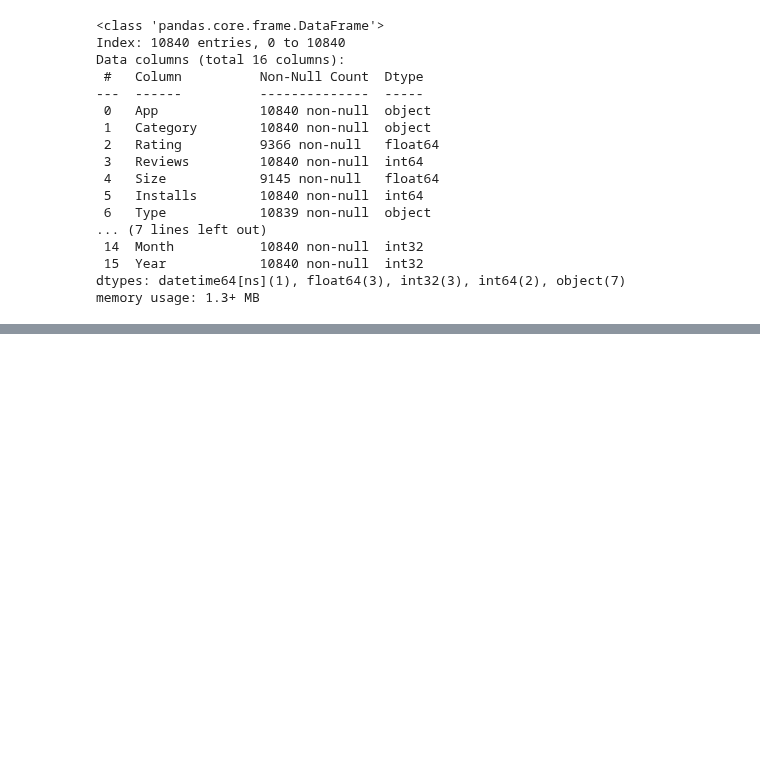
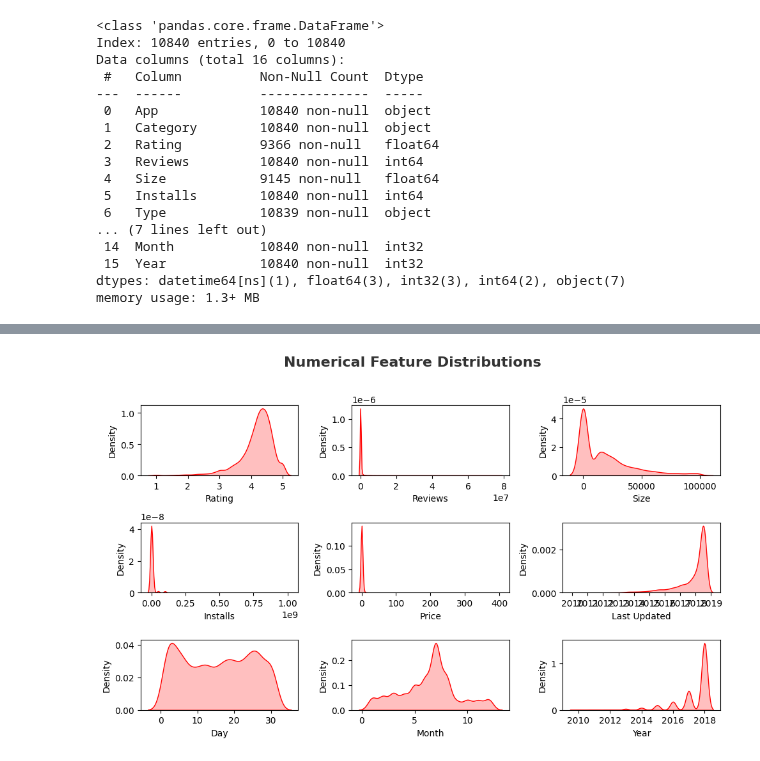
Before and after one commit to Saicharanraju0099/data-science, a Jupyter notebook: 11 - Explority Data Analysis/Play Store DataSet.ipynb, the cells around one changed output, grey strips where cells are left out. Saved outputs shown, nothing was run; the diff lists cells and outputs as text; code cells hidden in the pictures; blank space fills up the shorter version.

```diff
--- a/11 - Explority Data Analysis/Play Store DataSet.ipynb
+++ b/11 - Explority Data Analysis/Play Store DataSet.ipynb
@@ -318,0 +354,2 @@ df_copy.to_csv("/Users/saicharan/Datascience/11 - Explority Data Analysis/Data/P
+# %%
+df_copy=df_copy.drop_duplicates(subset=['App'], keep='first')
@@ -318,0 +362,7 @@ df_copy.to_csv("/Users/saicharan/Datascience/11 - Explority Data Analysis/Data/P
+# %%
+numeric_features = [feature for feature in df_copy.columns if df_copy[feature].dtype != 'O']
+categorical_features = [feature for feature in df_copy.columns if df_copy[feature].dtype == 'O']
+
+## print Features
+print('we have {} numerical features : {}'.format(len(numeric_features), numeric_features))
+print('\nwe have {} categorical features : {}'.format(len(categorical_features), categorical_features))
@@ -318,0 +396,13 @@ df_copy.to_csv("/Users/saicharan/Datascience/11 - Explority Data Analysis/Data/P
+# %%
+# proportion of numerical features
+import matplotlib.pyplot as plt
+import seaborn as sns
+plt.figure(figsize=(10,6))
+plt.suptitle('Numerical Feature Distributions', fontsize=16, fontweight='bold', alpha = 0.8, y=1.02)
+for i in range(len(numeric_features)):
+    plt.subplot(3,3,i+1)
+    sns.kdeplot(df_copy[numeric_features[i]],color='red',shade=True)
+    plt.xlabel(numeric_features[i])
+    plt.tight_layout()
+# %% [output]
+[figure, added]
```
Also changed, not shown: parts of 20 cells of this notebook.
